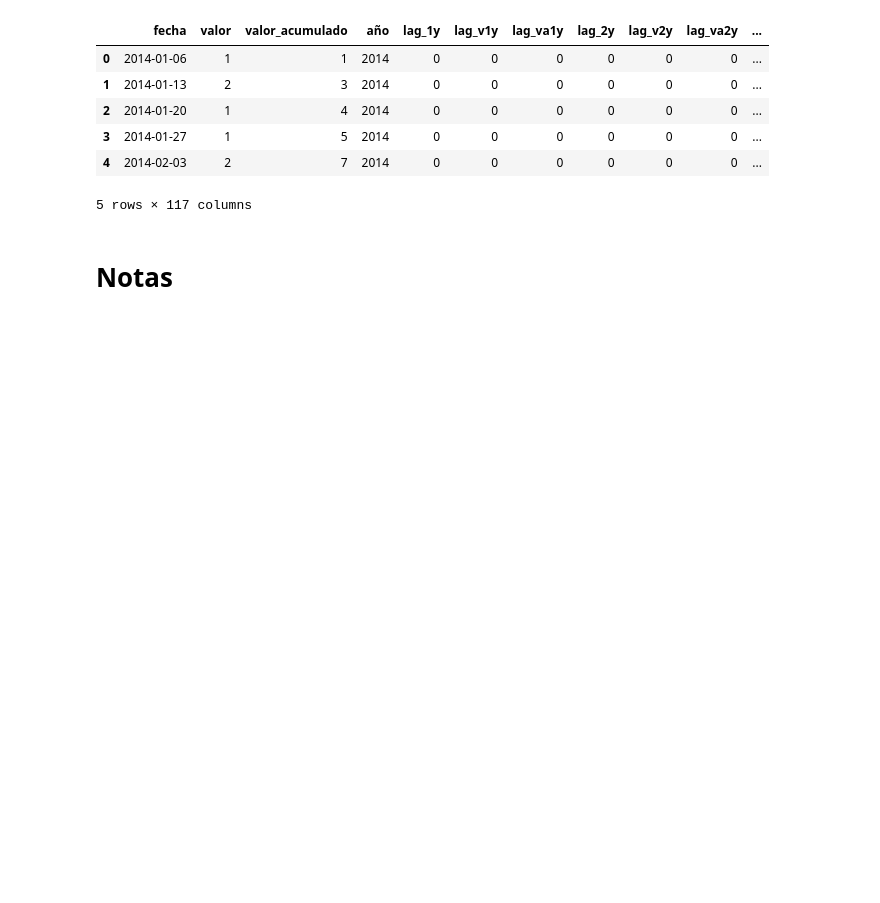
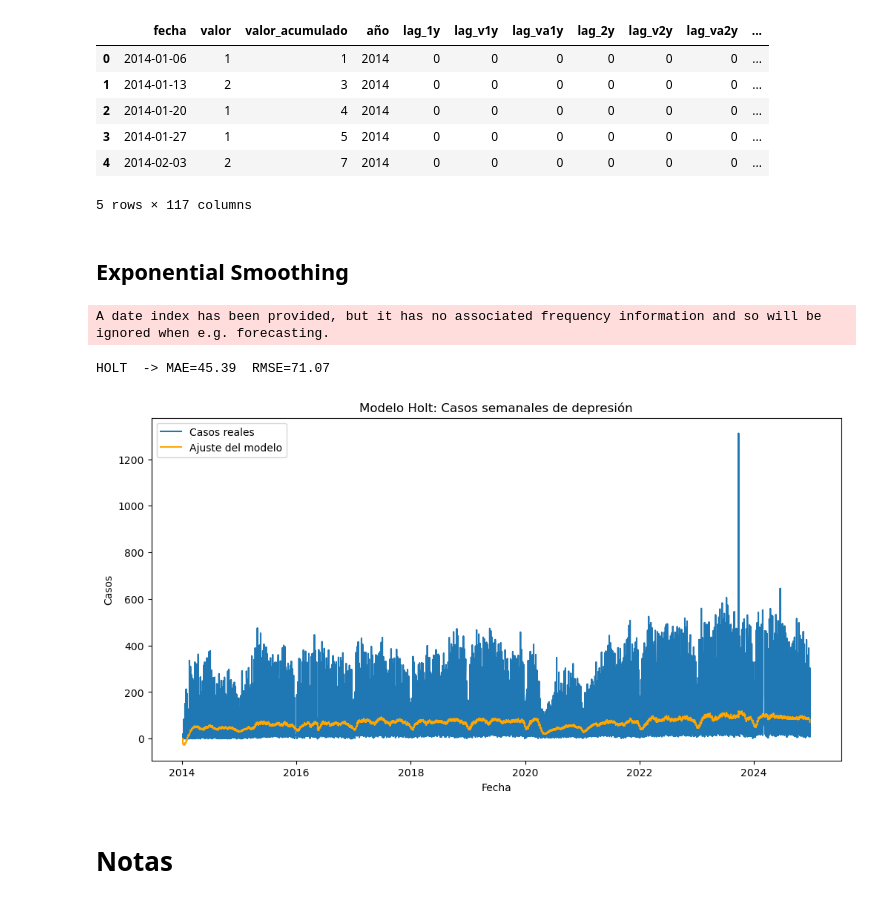
Before and after one commit to AbioticBaton4/proyecto-integrador-mna, a Jupyter notebook: notebooks/modeling/Avance3.Equipo16.ipynb, the cells around one changed output. Saved outputs shown, nothing was run; the diff lists cells and outputs as text; code cells hidden in the pictures; blank space fills up the shorter version.

Commit message:
added exponential smoothing - holt

```diff
--- a/notebooks/modeling/Avance3.Equipo16.ipynb
+++ b/notebooks/modeling/Avance3.Equipo16.ipynb
@@ -211,3 +231,12 @@ df.head()
 | 3 | 2014-01-27 | 1 | 5 | 2014 | 0 | 0 | 0 | 0 | 0 | 0 | ... |
 | 4 | 2014-02-03 | 2 | 7 | 2014 | 0 | 0 | 0 | 0 | 0 | 0 | ... |
 5 rows × 117 columns
+# %% [markdown]
+## Exponential Smoothing
+# %%
+# índice temporal
+
+df = df.sort_values('fecha')
+df = df.set_index('fecha')
+
+y = df['valor']
@@ -214,3 +251,22 @@ df.head()
+# %%
+from statsmodels.tsa.holtwinters import Holt
+holt_fit = Holt(y.astype(float), exponential=False).fit(optimized=True)
+holt_mae, holt_rmse = evaluar_modelo(holt_fit, y)
+print(f"HOLT  -> MAE={holt_mae:.2f}  RMSE={holt_rmse:.2f}")
+# %% [output]
+A date index has been provided, but it has no associated frequency information and so will be ignored when e.g. forecasting.
+HOLT  -> MAE=45.39  RMSE=71.07
+# %%
+plt.figure(figsize=(12,6))
+plt.plot(df['valor'], label='Casos reales')
+plt.plot(holt_fit.fittedvalues, label='Ajuste del modelo', color='orange')
+plt.title('Modelo Holt: Casos semanales de depresión')
+plt.xlabel('Fecha')
+plt.ylabel('Casos')
+plt.legend()
+plt.show()
+# %% [output]
+[figure, added]
 # %% [markdown]
 # Notas
 # %% [markdown]
```
Also changed, not shown: parts of 2 cells of this notebook.
